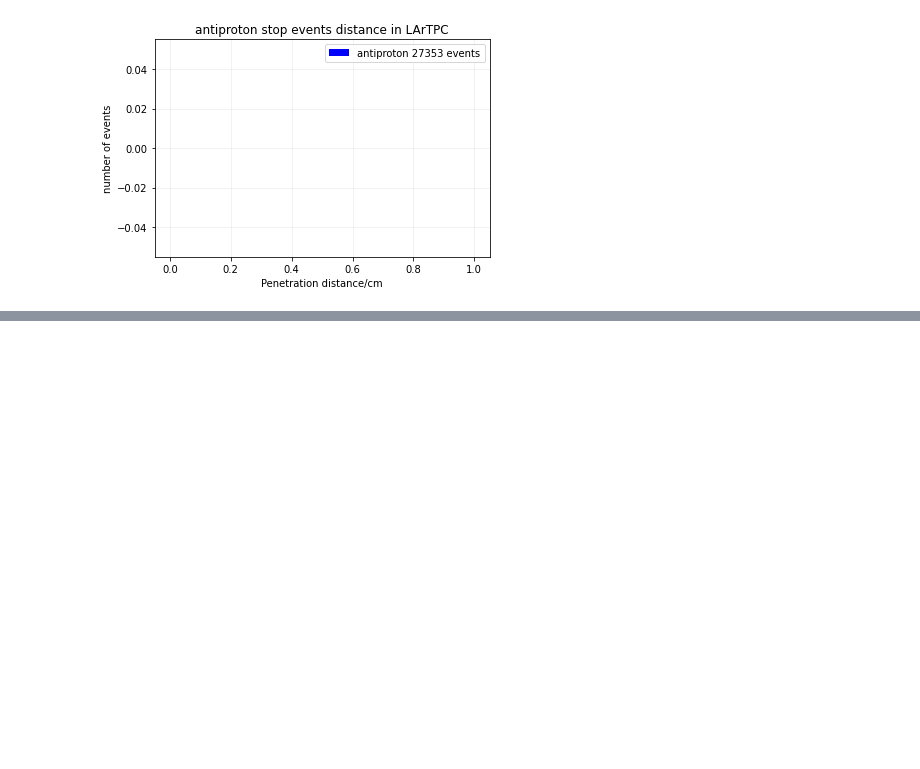
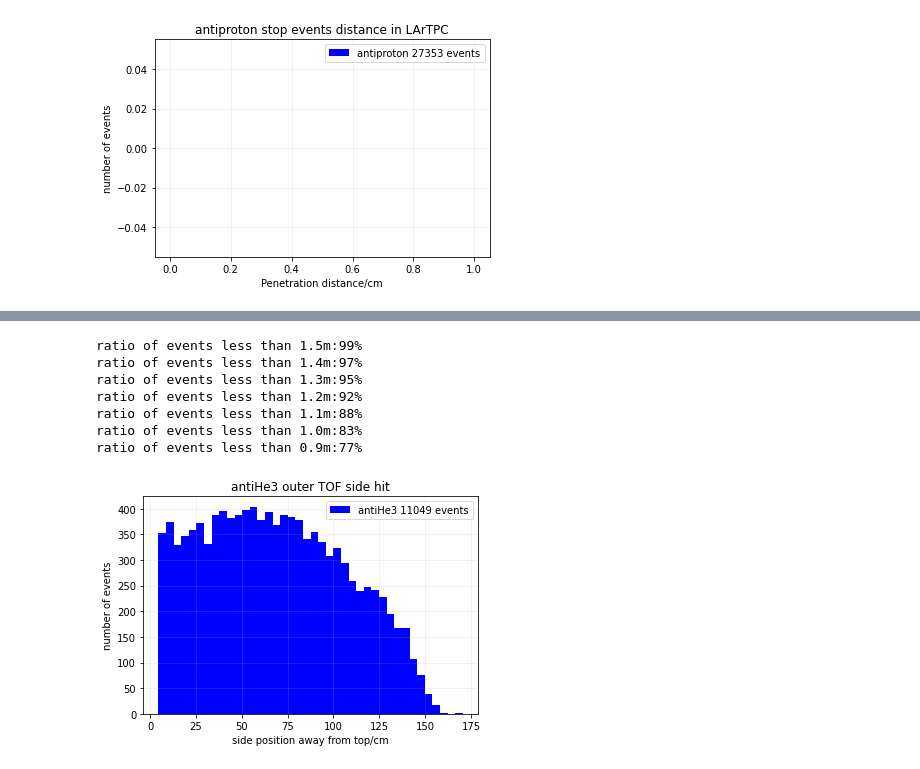
Before and after one commit to Eclipsedclaw/GRAMS, a Jupyter notebook: stats/LarTPC_Penatration_Depth_Read.ipynb, the cells around one changed output, grey strips where cells are left out. Drawn from its saved outputs; the diff is of its cells as text; code cells hidden in the pictures; blank space fills up the shorter version.

```diff
--- a/stats/LarTPC_Penatration_Depth_Read.ipynb
+++ b/stats/LarTPC_Penatration_Depth_Read.ipynb
@@ -25,7 +25,7 @@ Read data from total data file
 """
 print("Reading data ...")
 #data = pd.read_table("/Users/jiancheng/GRAMS/Toy Model/Machine Learning/210824_anti_proton_250MeV_Lin.dat")    #get data file
-data = np.array(pd.read_table("/Users/jiancheng/GRAMS/data/rawdata/Old_GRASP_anti_He3_5e7_MeV.dat"))
+data = np.array(pd.read_table("/Users/jiancheng/GRAMS/data/rawdata/Old_TPC140_GRASP_anti_He3_5e7_MeV.dat"))
 print("finish reading data!")
 
 """
@@ -109,7 +109,7 @@ TOF_out_pbar_side = array([float(i) for i in TOF_out_pbar_side])
 #plt.scatter(time_pbar, dE_pbar)
 Result_Vector = np.array([index_pbar, dEOut_pbar, dEIn_pbar, time_pbar, angle_pbar, distance_pbar, PeD_pbar, PeD_pbar_z]).transpose()
 #np.savetxt('/Users/jiancheng/CloudDocuments/Documents/Github/GRAMS/GRAMS_2021/output/TOF/TOF_anti_proton_1e7_0_500_45_4_result.txt', anti_proton, delimiter = '\t ', fmt='%.6s')
-with open("/Users/jiancheng/GRAMS/data/TOF/Old_GRASP_anti_He3_5e7_MeV_PeD.txt", "w") as f:    #input file
+with open("/Users/jiancheng/GRAMS/data/TOF/test.txt", "w") as f:    #input file
 #with open("/Users/jiancheng/CloudDocuments/Documents/Github/GRAMS/GRAMS_2021/output/TOF/test.txt", "ab") as f:    #test run
     #f.write(b"\n")
     np.savetxt(f, Result_Vector)
@@ -163,20 +172,29 @@ print("Number of events less than 8cm:"+str(len(PeD_pbar_z[PeD_pbar_z<8])/len(Pe
 # %%
 anti_proton_Y = np.array(TOF_out_pbar_side[TOF_out_pbar_side>0])
-plt.hist(anti_proton_Y, bins = 40, label = "antiproton %d events"%len(TOF_out_pbar_side[TOF_out_pbar_side>0]), color = 'b')
+plt.hist(anti_proton_Y, bins = 40, label = "antiHe3 %d events"%len(TOF_out_pbar_side[TOF_out_pbar_side>0]), color = 'b')
 
-plt.title('antiproton outer TOF side hit')
+plt.title('antiHe3 outer TOF side hit')
 plt.xlabel('side position away from top/cm')
 plt.ylabel('number of events')
 plt.legend(loc='best')
 #plt.axis([0, 20, 0, 10])
 plt.grid(alpha = 0.2)
 
-print("Number of events less than 1.5m:"+str(len(PeD_pbar[PeD_pbar<150])/len(PeD_pbar)))
-print("Number of events less than 1.4m:"+str(len(PeD_pbar[PeD_pbar<140])/len(PeD_pbar)))
-print("Number of events less than 1.3m:"+str(len(PeD_pbar[PeD_pbar<130])/len(PeD_pbar)))
-print("Number of events less than 1.2m:"+str(len(PeD_pbar[PeD_pbar<120])/len(PeD_pbar)))
-print("Number of events less than 1.1m:"+str(len(PeD_pbar[PeD_pbar<110])/len(PeD_pbar)))
-print("Number of events less than 1.0m:"+str(len(PeD_pbar[PeD_pbar<100])/len(PeD_pbar)))
-print("Number of events less than 0.9m:"+str(len(PeD_pbar[PeD_pbar<90])/len(PeD_pbar)))
+print("ratio of events less than 1.5m:"+str(int(100*len(PeD_pbar[PeD_pbar<150])/len(PeD_pbar)))+"%")
+print("ratio of events less than 1.4m:"+str(int(100*len(PeD_pbar[PeD_pbar<140])/len(PeD_pbar)))+"%")
+print("ratio of events less than 1.3m:"+str(int(100*len(PeD_pbar[PeD_pbar<130])/len(PeD_pbar)))+"%")
+print("ratio of events less than 1.2m:"+str(int(100*len(PeD_pbar[PeD_pbar<120])/len(PeD_pbar)))+"%")
+print("ratio of events less than 1.1m:"+str(int(100*len(PeD_pbar[PeD_pbar<110])/len(PeD_pbar)))+"%")
+print("ratio of events less than 1.0m:"+str(int(100*len(PeD_pbar[PeD_pbar<100])/len(PeD_pbar)))+"%")
+print("ratio of events less than 0.9m:"+str(int(100*len(PeD_pbar[PeD_pbar<90])/len(PeD_pbar)))+"%")
+# %% [output]
+ratio of events less than 1.5m:99%
+ratio of events less than 1.4m:97%
+ratio of events less than 1.3m:95%
+ratio of events less than 1.2m:92%
+ratio of events less than 1.1m:88%
+ratio of events less than 1.0m:83%
+ratio of events less than 0.9m:77%
+[figure, added]
 # %%
 
```
Also changed, not shown: parts of 2 cells of this notebook, 4 other files.
